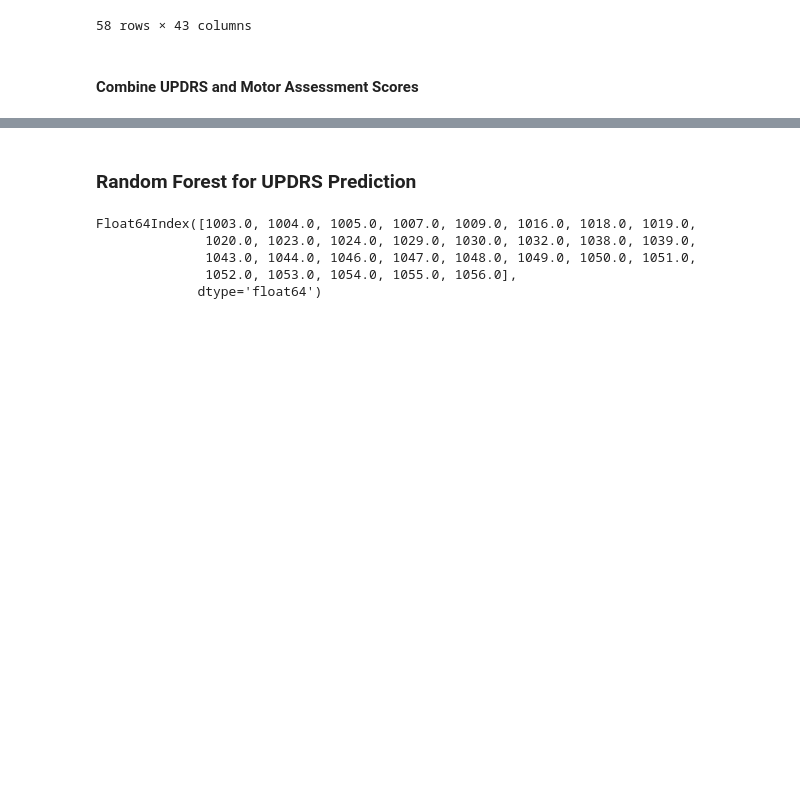
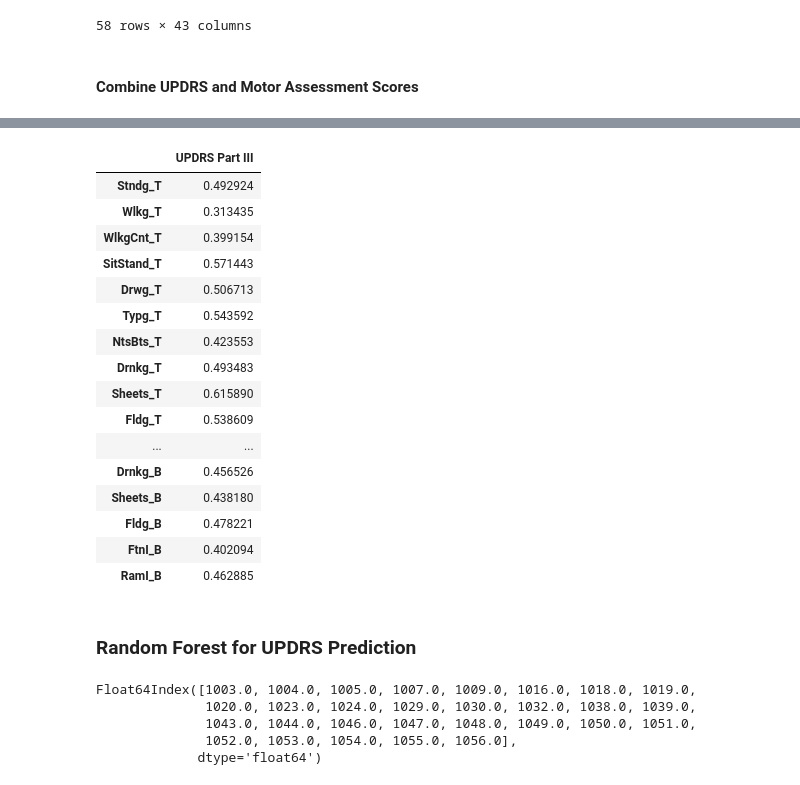
Before and after one commit to nshawen/CIS-PD_Curation, a Jupyter notebook: Clinician Score Correlation.ipynb, the cells around one changed output, grey strips where cells are left out. Drawn from its saved outputs; the diff is of its cells as text; code cells hidden in the pictures; blank space fills up the shorter version.

Commit message:
Improved clinician score correlation and added data files

```diff
--- a/Clinician Score Correlation.ipynb
+++ b/Clinician Score Correlation.ipynb
@@ -254,4 +260,27 @@ CombScores.head()
 5 rows × 32 columns
+# %%
+CombScores.corr().loc[['Stndg_T', 'Wlkg_T', 'WlkgCnt_T', 'SitStand_T', 'Drwg_T', 'Typg_T',
+       'NtsBts_T', 'Drnkg_T', 'Sheets_T', 'Fldg_T', 'Sitng_T', 'FtnI_T',
+       'FtnC_T', 'RamI_T', 'RamC_T', 'Wlkg_B', 'WlkgCnt_B', 'Drwg_B', 'Typg_B',
+       'NtsBts_B', 'Drnkg_B', 'Sheets_B', 'Fldg_B', 'FtnI_B', 'RamI_B'],['UPDRS Part III']]
+# %% [output]
+|  | UPDRS Part III |
+| Stndg_T | 0.492924 |
+| Wlkg_T | 0.313435 |
+| WlkgCnt_T | 0.399154 |
+| SitStand_T | 0.571443 |
+| Drwg_T | 0.506713 |
+| Typg_T | 0.543592 |
+| NtsBts_T | 0.423553 |
+| Drnkg_T | 0.493483 |
+| Sheets_T | 0.615890 |
+| Fldg_T | 0.538609 |
+| ... | ... |
+| Drnkg_B | 0.456526 |
+| Sheets_B | 0.438180 |
+| Fldg_B | 0.478221 |
+| FtnI_B | 0.402094 |
+| RamI_B | 0.462885 |
 # %% [markdown]
 ### Random Forest for UPDRS Prediction
 # %%
```
Also changed, not shown: parts of 13 cells of this notebook, 3 other files.
